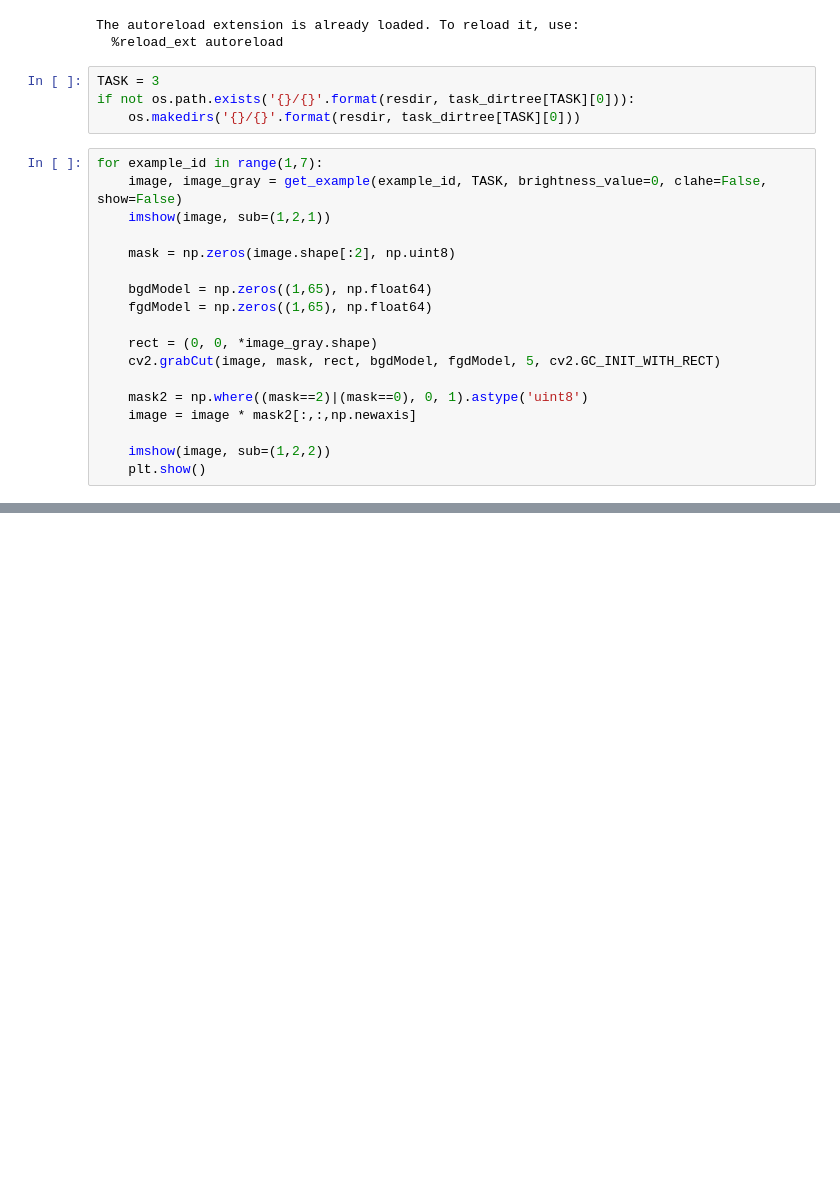
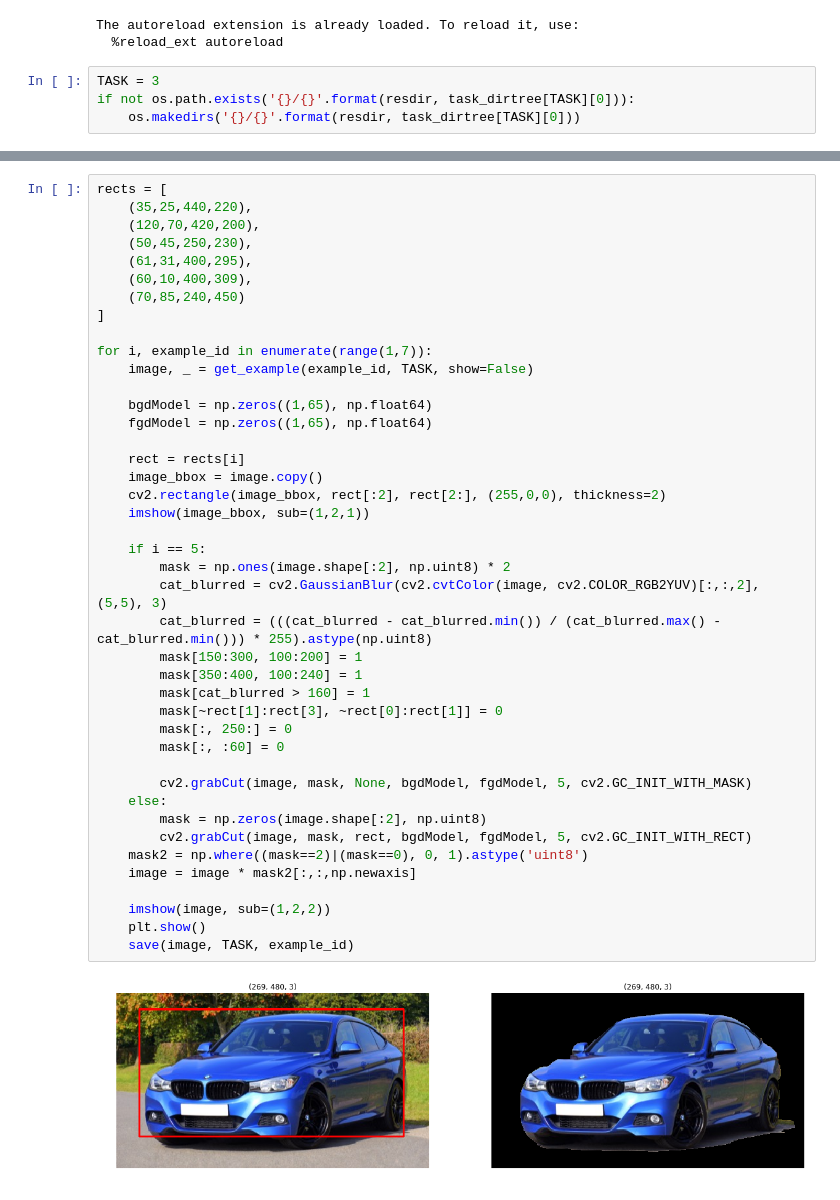
Before and after one commit to ylochman/comp-vision, a Jupyter notebook: Segmentation/Foreground-Background.ipynb, the cells around one changed output, grey strips where cells are left out. Saved outputs shown, nothing was run; the diff lists cells and outputs as text; blank space fills up the shorter version.

```diff
--- a/Segmentation/Foreground-Background.ipynb
+++ b/Segmentation/Foreground-Background.ipynb
@@ -23,21 +21,3 @@ The autoreload extension is already loaded. To reload it, use:
 TASK = 3
 if not os.path.exists('{}/{}'.format(resdir, task_dirtree[TASK][0])):
     os.makedirs('{}/{}'.format(resdir, task_dirtree[TASK][0]))
-# %%
-for example_id in range(1,7):
-    image, image_gray = get_example(example_id, TASK, brightness_value=0, clahe=False, show=False)
-    imshow(image, sub=(1,2,1))
-
-    mask = np.zeros(image.shape[:2], np.uint8)
-
-    bgdModel = np.zeros((1,65), np.float64)
-    fgdModel = np.zeros((1,65), np.float64)
-
-    rect = (0, 0, *image_gray.shape)
-    cv2.grabCut(image, mask, rect, bgdModel, fgdModel, 5, cv2.GC_INIT_WITH_RECT)
-
-    mask2 = np.where((mask==2)|(mask==0), 0, 1).astype('uint8')
-    image = image * mask2[:,:,np.newaxis]
-
-    imshow(image, sub=(1,2,2))
-    plt.show()
@@ -50,0 +24,44 @@ for example_id in range(1,7):
+# %%
+rects = [
+    (35,25,440,220),
+    (120,70,420,200),
+    (50,45,250,230),
+    (61,31,400,295),
+    (60,10,400,309),
+    (70,85,240,450)
+]
+
+for i, example_id in enumerate(range(1,7)):
+    image, _ = get_example(example_id, TASK, show=False)
+
+    bgdModel = np.zeros((1,65), np.float64)
+    fgdModel = np.zeros((1,65), np.float64)
+
+    rect = rects[i]
+    image_bbox = image.copy()
+    cv2.rectangle(image_bbox, rect[:2], rect[2:], (255,0,0), thickness=2)
+    imshow(image_bbox, sub=(1,2,1))
+
+    if i == 5:
+        mask = np.ones(image.shape[:2], np.uint8) * 2
+        cat_blurred = cv2.GaussianBlur(cv2.cvtColor(image, cv2.COLOR_RGB2YUV)[:,:,2], (5,5), 3)
+        cat_blurred = (((cat_blurred - cat_blurred.min()) / (cat_blurred.max() - cat_blurred.min())) * 255).astype(np.uint8)
+        mask[150:300, 100:200] = 1
+        mask[350:400, 100:240] = 1
+        mask[cat_blurred > 160] = 1
+        mask[~rect[1]:rect[3], ~rect[0]:rect[1]] = 0
+        mask[:, 250:] = 0
+        mask[:, :60] = 0
+
+        cv2.grabCut(image, mask, None, bgdModel, fgdModel, 5, cv2.GC_INIT_WITH_MASK)
+    else:
+        mask = np.zeros(image.shape[:2], np.uint8)
+        cv2.grabCut(image, mask, rect, bgdModel, fgdModel, 5, cv2.GC_INIT_WITH_RECT)
+    mask2 = np.where((mask==2)|(mask==0), 0, 1).astype('uint8')
+    image = image * mask2[:,:,np.newaxis]
+
+    imshow(image, sub=(1,2,2))
+    plt.show()
+    save(image, TASK, example_id)
+# %% [output]
+[figure, added]
```
Also changed, not shown: parts of 3 cells of this notebook, 7 other files.
